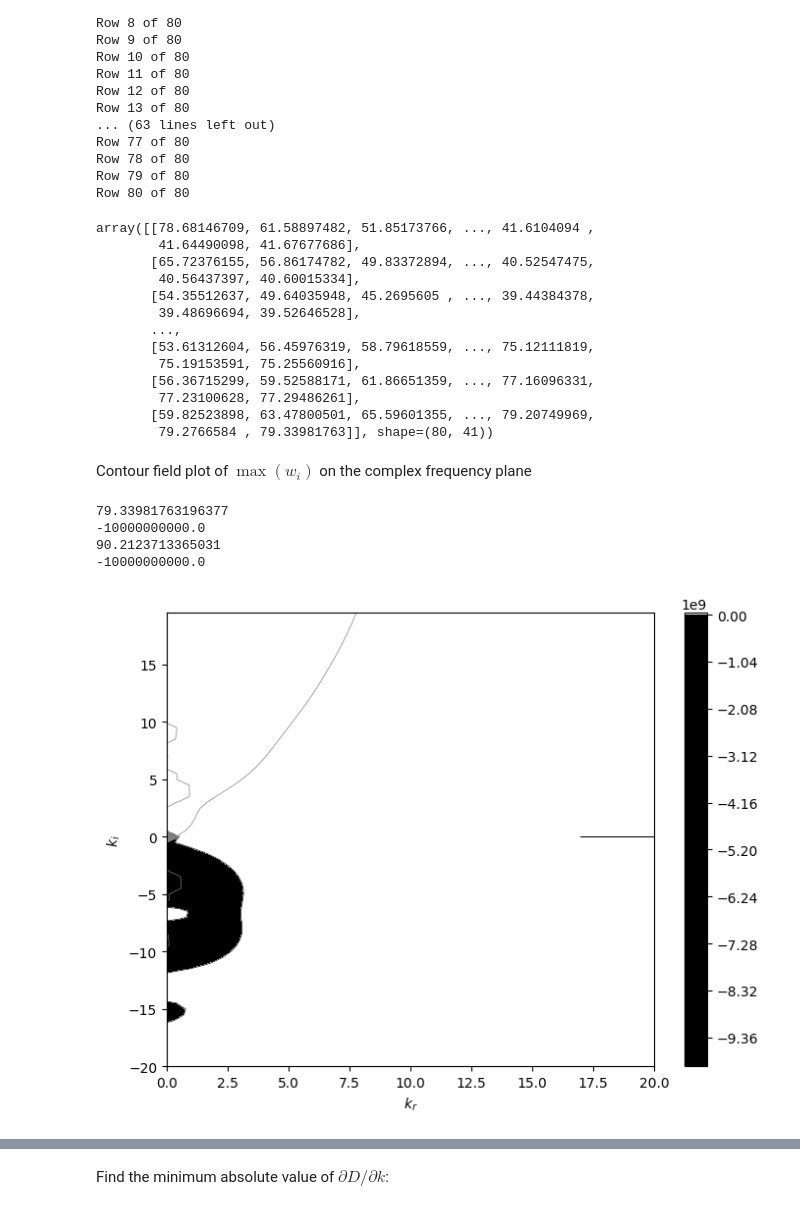
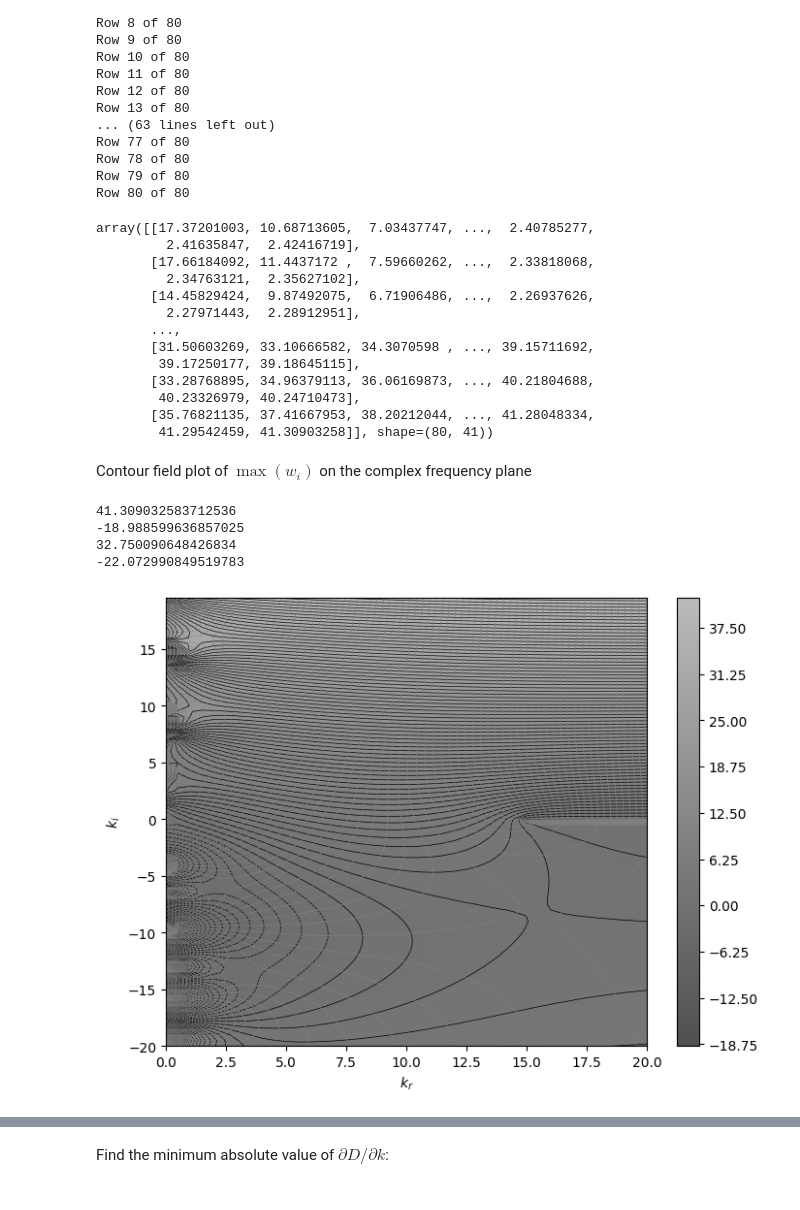
Before and after one commit to VivekThazhathattil/n-wake-system-linear-stability-analysis, a Jupyter notebook: test_20250518.ipynb, the cells around one changed output, grey strips where cells are left out. Drawn from its saved outputs; the diff is of its cells as text; code cells hidden in the pictures.

Commit message:
SL plot make

```diff
--- a/test_20250518.ipynb
+++ b/test_20250518.ipynb
@@ -55,8 +55,8 @@ Substitute the desired values
 # %%
 #val_set = {'S': 0.2, 'Lambda': -3.1, 'delta': 0.1, 's':-1, 'c': f'{sf.w}/{sf.alpha}'}
 #val_set = {'S': 1.0, 'Lambda': -3.1, 'L': 0.0, 'delta': 0.1, 's':-1}
-val_set = {'S': 0.2, 'Lambda': -3.1, 'L': 0.0, 'delta': 0.1, 's':-1}
-#val_set = {'S': 1, 'Lambda': 0.9, 'L': 0.0, 'delta': 0.5, 's':-1}
+val_set = {'S': 0.5, 'Lambda': -1.125, 'L': 0.0, 'delta': 0.1, 's':-1}
+#val_set = {'S': 1, 'Lambda': 0.9, 'L': 0.0, 'delta': 0.5, 's':1}
 A_sub = A.subs(val_set)
 B_sub = B.subs(val_set)
 dispersion_relation_sub = dispersion_relation.subs(val_set)
@@ -119,45 +119,46 @@ Row 80 of 80
 c_val_list
 w_vals_imag
 # %% [output]
-array([[78.68146709, 61.58897482, 51.85173766, ..., 41.6104094 ,
-        41.64490098, 41.67677686],
-       [65.72376155, 56.86174782, 49.83372894, ..., 40.52547475,
-        40.56437397, 40.60015334],
-       [54.35512637, 49.64035948, 45.2695605 , ..., 39.44384378,
-        39.48696694, 39.52646528],
+array([[17.37201003, 10.68713605,  7.03437747, ...,  2.40785277,
+         2.41635847,  2.42416719],
+       [17.66184092, 11.4437172 ,  7.59660262, ...,  2.33818068,
+         2.34763121,  2.35627102],
+       [14.45829424,  9.87492075,  6.71906486, ...,  2.26937626,
+         2.27971443,  2.28912951],
        ...,
-       [53.61312604, 56.45976319, 58.79618559, ..., 75.12111819,
-        75.19153591, 75.25560916],
-       [56.36715299, 59.52588171, 61.86651359, ..., 77.16096331,
-        77.23100628, 77.29486261],
-       [59.82523898, 63.47800501, 65.59601355, ..., 79.20749969,
-        79.2766584 , 79.33981763]], shape=(80, 41))
+       [31.50603269, 33.10666582, 34.3070598 , ..., 39.15711692,
+        39.17250177, 39.18645115],
+       [33.28768895, 34.96379113, 36.06169873, ..., 40.21804688,
+        40.23326979, 40.24710473],
+       [35.76821135, 37.41667953, 38.20212044, ..., 41.28048334,
+        41.29542459, 41.30903258]], shape=(80, 41))
 # %% [markdown]
 Contour field plot of $\max(w_{i})$ on the complex frequency plane
 # %%
 #plt.close()
 #w_vals[np.imag(w_vals) < max_threshold] = 0
+w_vals[w_vals < -1e6] = 0
 print(np.max(np.imag(w_vals)))
 print(np.min(np.imag(w_vals)))
 print(np.max(np.real(w_vals)))
 print(np.min(np.real(w_vals)))
 fig, ax = plt.subplots(figsize=(8, 6))
-cs = ax.contourf(alpha_R, alpha_I, np.real(w_vals_imag), levels=250)
+cs = ax.contourf(alpha_R, alpha_I, np.imag(w_vals), levels=250)
 cbar = plt.colorbar(cs)
 cs.set_clim(-64, 80)
 ax.contour(alpha_R, alpha_I, np.imag(w_vals), levels=100, colors='black', linewidths=0.5)
 ax.contour(alpha_R, alpha_I, np.real(w_vals), levels=100, colors='gray', linewidths=0.5)
 # set colormap to jet
 cs.set_cmap('gray')
 ax.set_xlabel('$k_r$')
 ax.set_ylabel('$k_i$')
 #ax.set_xlim(0, 4)
 #ax.set_ylim(-4, 4)
 plt.ion()
 plt.show()
 # %% [output]
-79.33981763196377
--10000000000.0
-90.2123713365031
--10000000000.0
+41.309032583712536
+-18.988599636857025
+32.750090648426834
+-22.072990849519783
-[figure, old version]
+[figure, new version]
```
Also changed, not shown: parts of 7 cells of this notebook, 1 other file.
